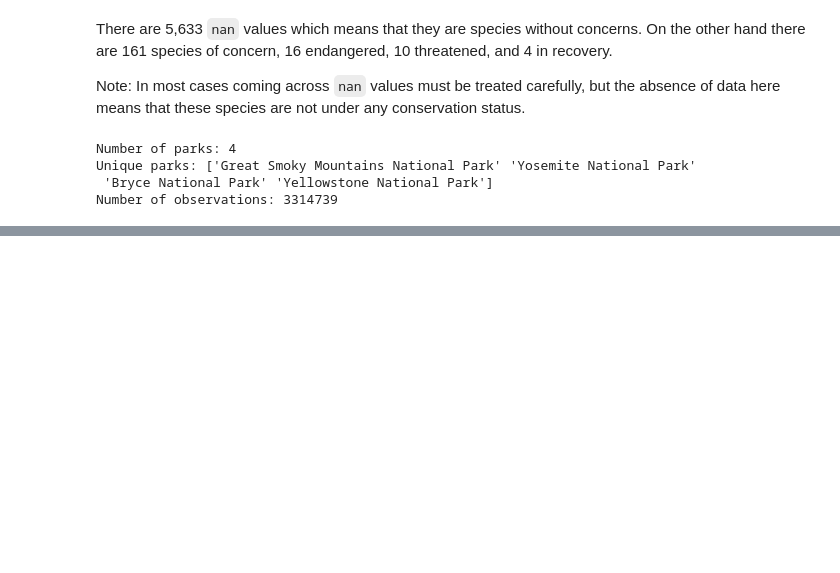
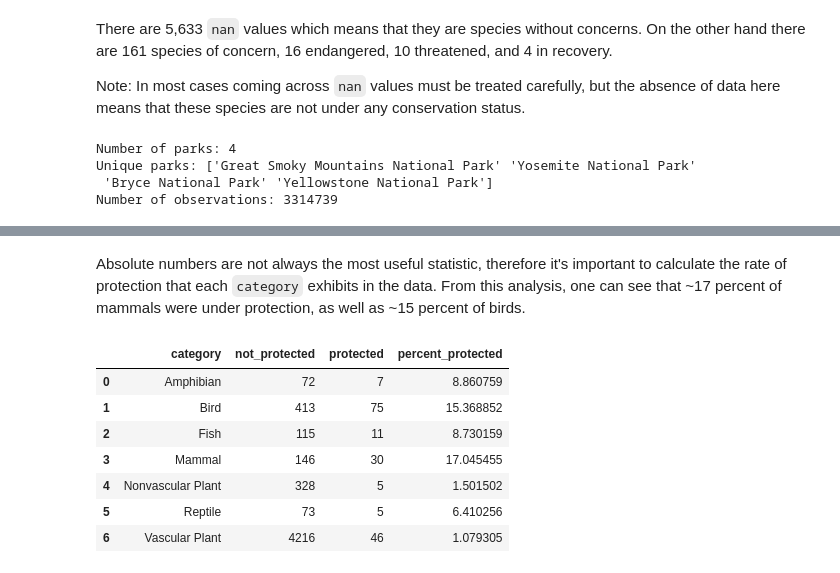
Before and after one commit to soyuz108/Visualization.-Biodiversity, a Jupyter notebook: viz_biodiversity.ipynb, the cells around one changed output, grey strips where cells are left out. Cells and saved outputs as stored; diff of their text form; code cells hidden in the pictures; blank space fills up the shorter version.

Commit message:
Started analysis, added basic chi2

```diff
--- a/viz_biodiversity.ipynb
+++ b/viz_biodiversity.ipynb
@@ -125,0 +177,3 @@ Number of observations: 3314739
+# %%
+species["is_protected"] = species.conservation_status != "No Intervention"
+species.head()
@@ -125,0 +191,8 @@ Number of observations: 3314739
+# %%
+category_counts = species.groupby(["category", "is_protected"])\
+                        .scientific_name.nunique()\
+                        .reset_index()\
+                        .pivot(columns="is_protected", index="category", values="scientific_name")\
+                        .reset_index()
+category_counts.columns = ["category", "not_protected", "protected"]
+category_counts
@@ -125,0 +208,15 @@ Number of observations: 3314739
+# %% [markdown]
+Absolute numbers are not always the most useful statistic, therefore it's important to calculate the rate of protection that each `category` exhibits in the data. From this analysis, one can see that ~17 percent of mammals were under protection, as well as ~15 percent of birds.
+# %%
+category_counts["percent_protected"] = category_counts.protected / (category_counts.protected + category_counts.not_protected) * 100
+
+category_counts
+# %% [output]
+|  | category | not_protected | protected | percent_protected |
+| 0 | Amphibian | 72 | 7 | 8.860759 |
+| 1 | Bird | 413 | 75 | 15.368852 |
+| 2 | Fish | 115 | 11 | 8.730159 |
+| 3 | Mammal | 146 | 30 | 17.045455 |
+| 4 | Nonvascular Plant | 328 | 5 | 1.501502 |
+| 5 | Reptile | 73 | 5 | 6.410256 |
+| 6 | Vascular Plant | 4216 | 46 | 1.079305 |
```
Also changed, not shown: parts of 15 cells of this notebook.
